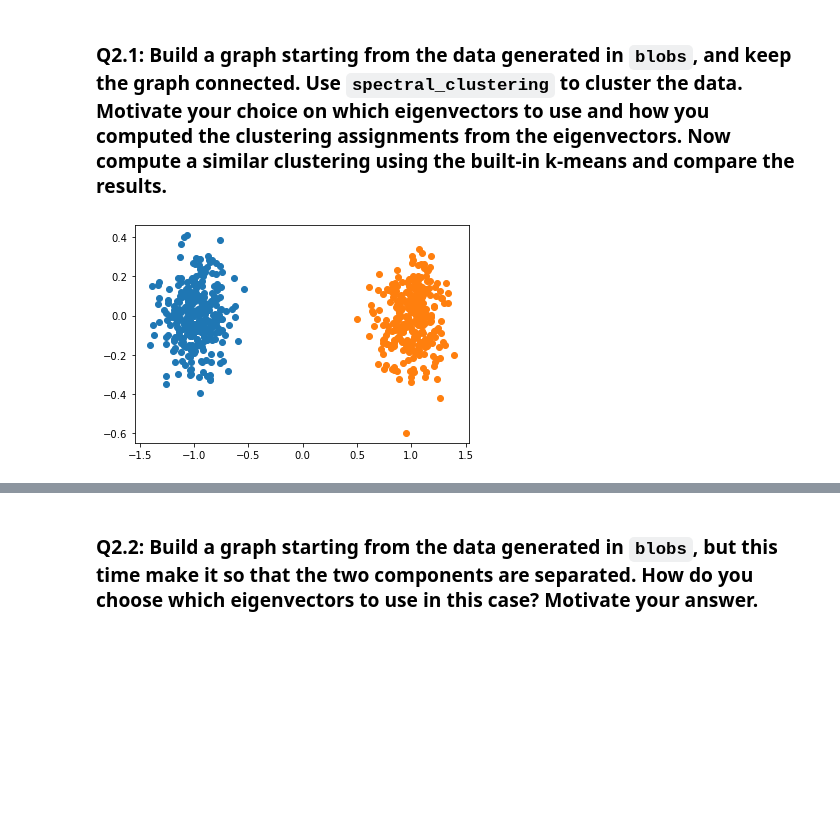
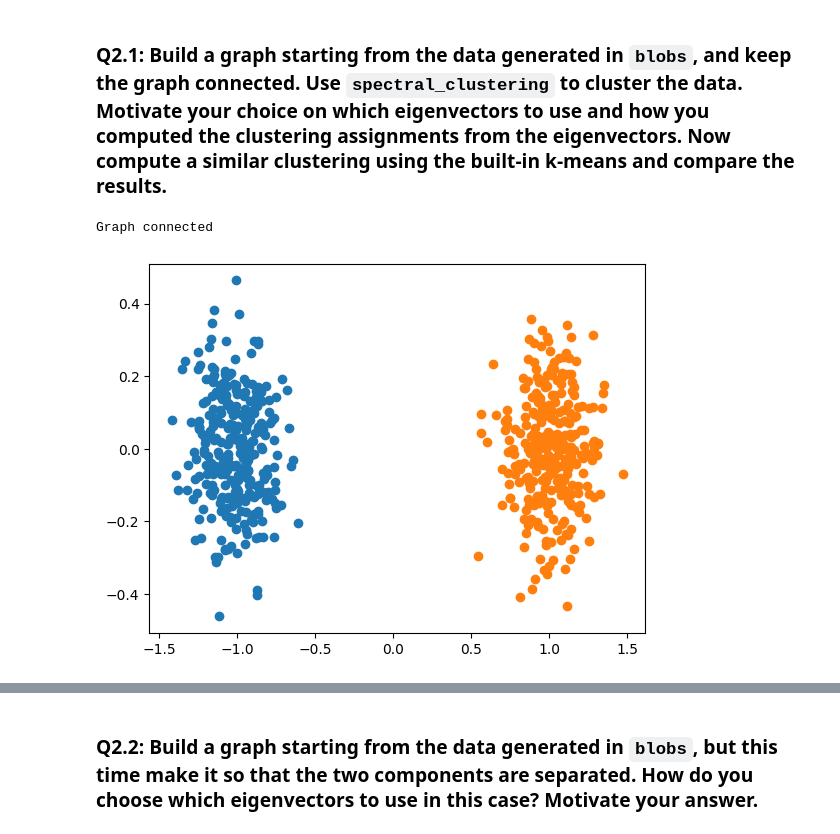
Before and after one commit to SoelMgd/MVA, a Jupyter notebook: Graphs_for_ML/spectral_clustering/spectral_clustering/spectral_clustering.ipynb, the cells around one changed output, grey strips where cells are left out. Drawn from its saved outputs; the diff is of its cells as text; code cells hidden in the pictures; blank space fills up the shorter version.

```diff
--- a/Graphs_for_ML/spectral_clustering/spectral_clustering/spectral_clustering.ipynb
+++ b/Graphs_for_ML/spectral_clustering/spectral_clustering/spectral_clustering.ipynb
@@ -353,8 +375,26 @@ min_span_tree?
 # %% [markdown]
 ### Q2.1: Build a graph starting from the data generated in `blobs`, and keep the graph connected. Use `spectral_clustering` to cluster the data. Motivate your choice on which eigenvectors to use and how you computed the clustering assignments from the eigenvectors. Now compute a similar clustering using the built-in k-means and compare the results.
-# %%
-blobs?
-X, Y = blobs(num_samples=600)
-plot_clusters(X, Y)
-# %% [output]
-[figure, removed]
+# %%
+num_samples = 600
+X, Y = blobs(num_samples=num_samples)
+#plot_clusters(X, Y)
+
+W = build_similarity_graph(X, eps=0.5)
+
+span_tree = min_span_tree(W)
+if np.sum(span_tree)==num_samples-1:
+    print("Graph connected")
+else:
+    print("Graph not connected")
+
+
+# Clustering using spectral_clustering
+
+L = build_laplacian(W, laplacian_normalization='unn')
+
+Y_rec = spectral_clustering(L, chosen_eig_indices=[1], num_classes=2)
+
+plot_clusters(X, Y_rec)
+# %% [output]
+Graph connected
+[figure, added]
```
Also changed, not shown: parts of 40 cells of this notebook, 1 other file.
